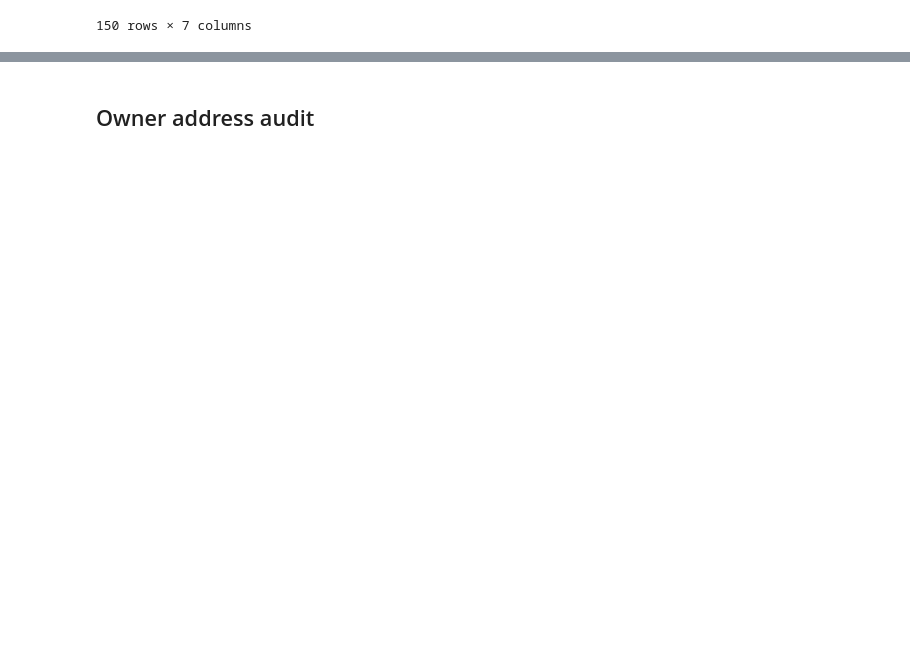
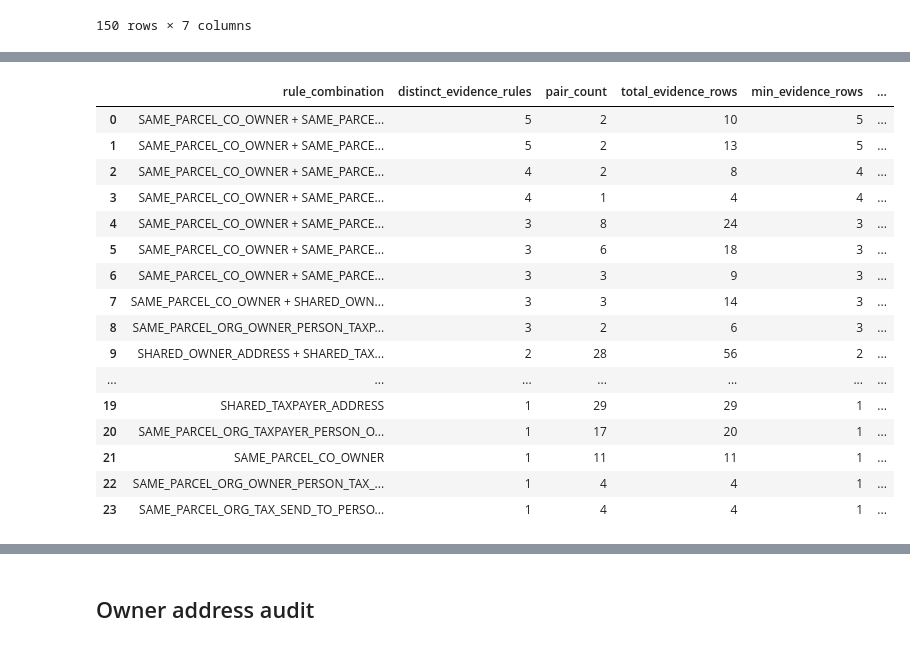
Before and after one commit to mattphinney-94/kzoo_county_project, a Jupyter notebook: Finalized_Entity_Table_Analysis.ipynb, the cells around one changed output, grey strips where cells are left out. Saved outputs shown, nothing was run; the diff lists cells and outputs as text; code cells hidden in the pictures; blank space fills up the shorter version.

```diff
--- a/Finalized_Entity_Table_Analysis.ipynb
+++ b/Finalized_Entity_Table_Analysis.ipynb
@@ -1598,0 +1635,68 @@ Stage 5C audit-to-production reconciliation passed.
+# %%
+# ==========================================================
+# RULE-COMBINATION FREQUENCIES
+# ==========================================================
+
+rule_combination_counts = (
+    pair_evidence_summary
+    .groupby(
+        [
+            "rule_combination",
+            "distinct_evidence_rules"
+        ],
+        dropna=False
+    )
+    .agg(
+        pair_count=(
+            "entity_id_a",
+            "count"
+        ),
+
+        total_evidence_rows=(
+            "evidence_count",
+            "sum"
+        ),
+
+        min_evidence_rows=(
+            "evidence_count",
+            "min"
+        ),
+
+        max_evidence_rows=(
+            "evidence_count",
+            "max"
+        )
+    )
+    .reset_index()
+    .sort_values(
+        [
+            "distinct_evidence_rules",
+            "pair_count"
+        ],
+        ascending=[
+            False,
+            False
+        ]
+    )
+    .reset_index(drop=True)
+)
+
+rule_combination_counts
+# %% [output]
+|  | rule_combination | distinct_evidence_rules | pair_count | total_evidence_rows | min_evidence_rows | ... |
+| 0 | SAME_PARCEL_CO_OWNER + SAME_PARCE... | 5 | 2 | 10 | 5 | ... |
+| 1 | SAME_PARCEL_CO_OWNER + SAME_PARCE... | 5 | 2 | 13 | 5 | ... |
+| 2 | SAME_PARCEL_CO_OWNER + SAME_PARCE... | 4 | 2 | 8 | 4 | ... |
+| 3 | SAME_PARCEL_CO_OWNER + SAME_PARCE... | 4 | 1 | 4 | 4 | ... |
+| 4 | SAME_PARCEL_CO_OWNER + SAME_PARCE... | 3 | 8 | 24 | 3 | ... |
+| 5 | SAME_PARCEL_CO_OWNER + SAME_PARCE... | 3 | 6 | 18 | 3 | ... |
+| 6 | SAME_PARCEL_CO_OWNER + SAME_PARCE... | 3 | 3 | 9 | 3 | ... |
+| 7 | SAME_PARCEL_CO_OWNER + SHARED_OWN... | 3 | 3 | 14 | 3 | ... |
+| 8 | SAME_PARCEL_ORG_OWNER_PERSON_TAXP... | 3 | 2 | 6 | 3 | ... |
+| 9 | SHARED_OWNER_ADDRESS + SHARED_TAX... | 2 | 28 | 56 | 2 | ... |
+| ... | ... | ... | ... | ... | ... | ... |
+| 19 | SHARED_TAXPAYER_ADDRESS | 1 | 29 | 29 | 1 | ... |
+| 20 | SAME_PARCEL_ORG_TAXPAYER_PERSON_O... | 1 | 17 | 20 | 1 | ... |
+| 21 | SAME_PARCEL_CO_OWNER | 1 | 11 | 11 | 1 | ... |
+| 22 | SAME_PARCEL_ORG_OWNER_PERSON_TAX_... | 1 | 4 | 4 | 1 | ... |
+| 23 | SAME_PARCEL_ORG_TAX_SEND_TO_PERSO... | 1 | 4 | 4 | 1 | ... |
```
Also changed, not shown: parts of 123 cells of this notebook, 1 other file.
